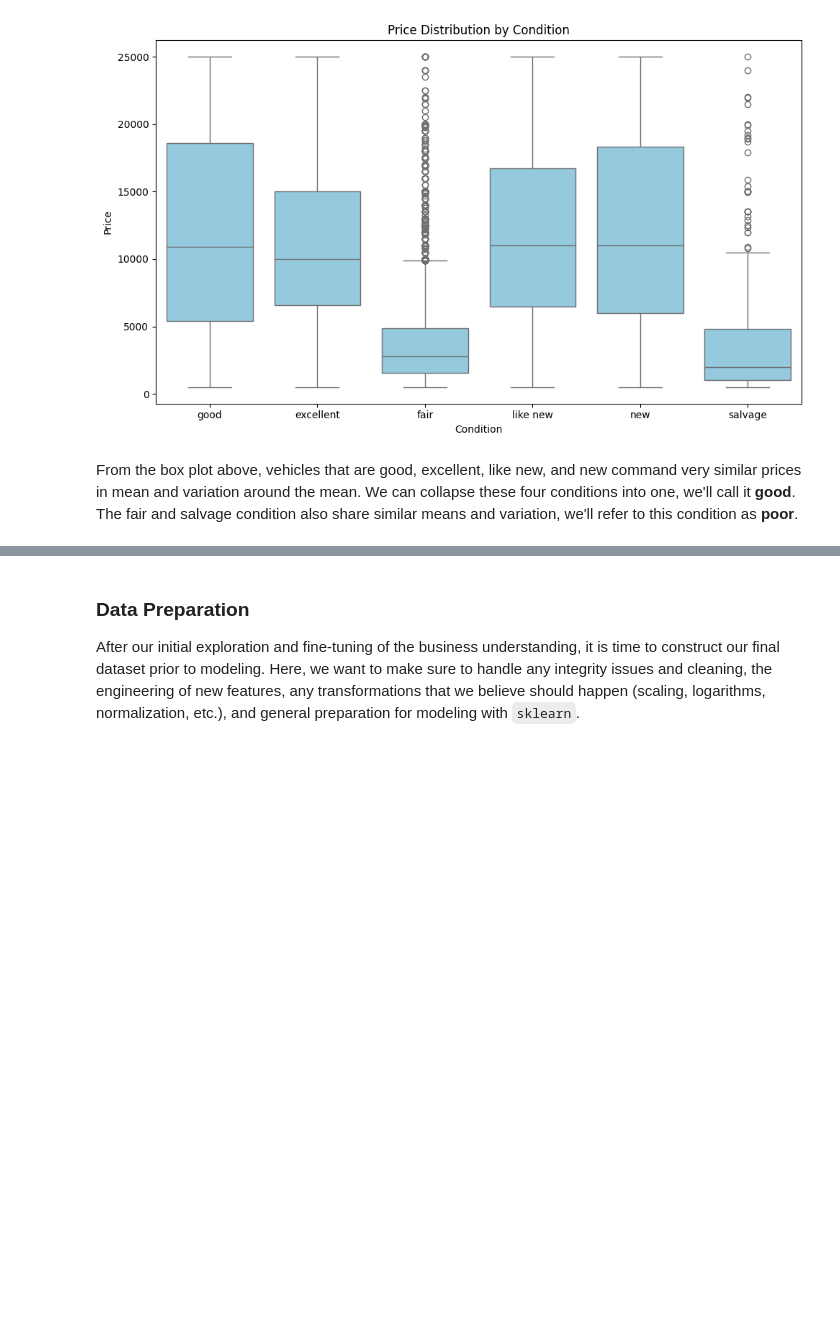
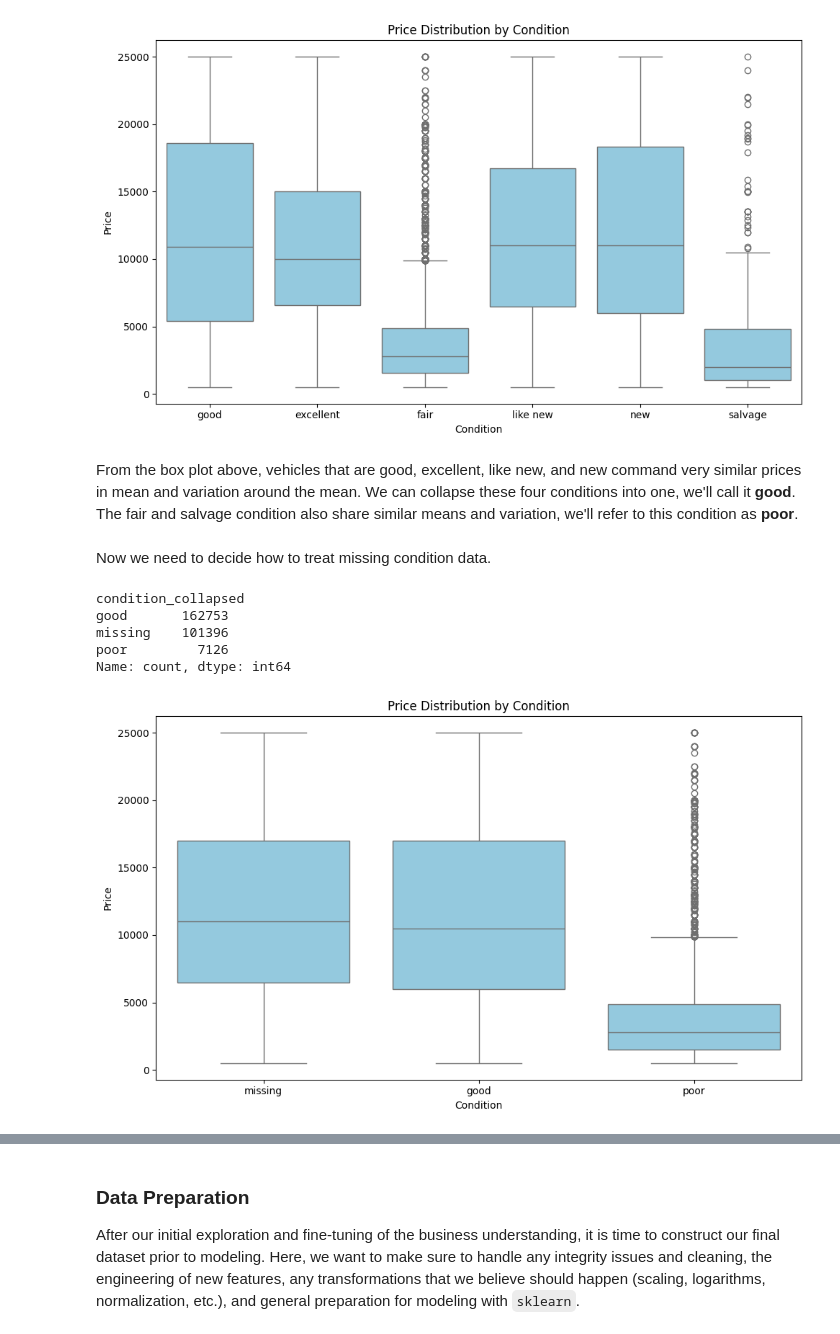
Before and after one commit to jeffreylgoode/what-drives-car-prices, a Jupyter notebook: notebooks/car_price_analysis.ipynb, the cells around one changed output, grey strips where cells are left out. Cells and saved outputs as stored; diff of their text form; code cells hidden in the pictures; blank space fills up the shorter version.

```diff
--- a/notebooks/car_price_analysis.ipynb
+++ b/notebooks/car_price_analysis.ipynb
@@ -348,5 +348,5 @@ Name: proportion, dtype: float64
 # %% [markdown]
 From the mean price print out, while 10 and 12 cylinder vehicles command a high price (high mean), they represent a small percentage of the dataset (<1 %).  Four, six and eight cylinder vehicles represent the majority of the dataset population.  However, on viewing the box plot, the 6 cylinder vehicles vs 4 cylinder vehicles are indistinguishable.   Accordingly, we can drop **cylinders** from the list as predictors of price.
 # %%
-df_clean = df_clean.drop(columns=["cylinders"])
+df_clean3 = df_clean2.drop(columns=["cylinders"])
 # %%
@@ -390,7 +392,7 @@ plt.show()
 From the box plot above, vehicles that are good, excellent, like new, and new command very similar prices in mean and variation around the mean.   We can collapse these four conditions into one, we'll call it
 **good**.   The fair and salvage condition also share similar means and variation, we'll refer to this condition as **poor**.
 # %%
-df_clean["condition_collapsed"] = df_clean["condition"].replace({
+df_clean3["condition_collapsed"] = df_clean3["condition"].replace({
     "salvage": "poor",
     "fair": "poor",
     "good": "good",
@@ -398,3 +400,34 @@ df_clean["condition_collapsed"] = df_clean["condition"].replace({
     "like new": "good",
     "new": "good"
 })
+# %%
+df_clean4 = df_clean3.drop(columns=["condition"])
+# %% [markdown]
+Now we need to decide how to treat missing condition data.
+# %%
+df_clean4["condition_collapsed"] = df_clean4["condition_collapsed"].fillna("missing")
+# %%
+df_clean4["condition_collapsed"].value_counts(dropna=False)
+# %% [output]
+condition_collapsed
+good       162753
+missing    101396
+poor         7126
+Name: count, dtype: int64
+# %%
+plt.figure(figsize=(10, 6))
+
+sns.boxplot(
+    data=df_clean4,
+    x="condition_collapsed",
+    y="price",
+    color="skyblue"
+)
+
+plt.title("Price Distribution by Condition")
+plt.xlabel("Condition")
+plt.ylabel("Price")
+plt.tight_layout()
+plt.show()
+# %% [output]
+[figure, added]
```
Also changed, not shown: parts of 45 cells of this notebook.
